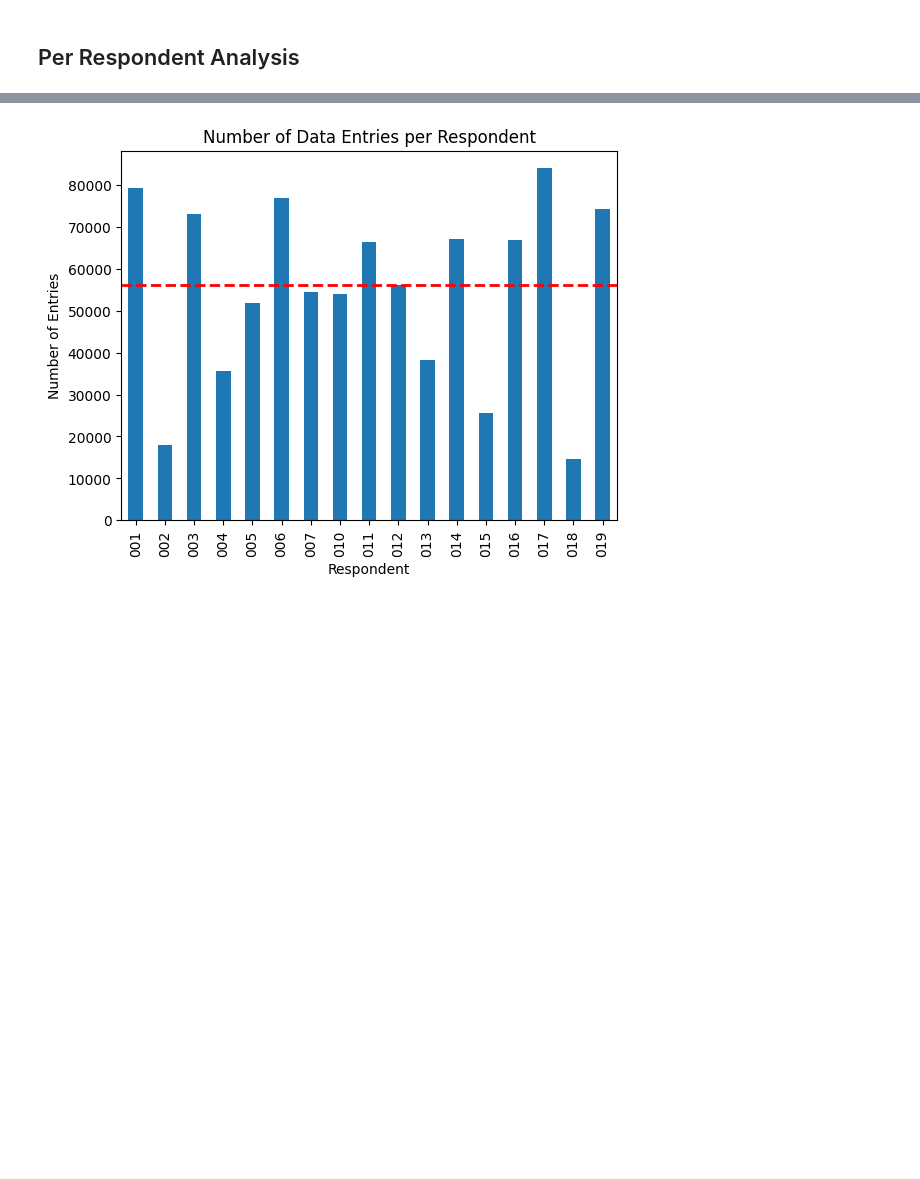
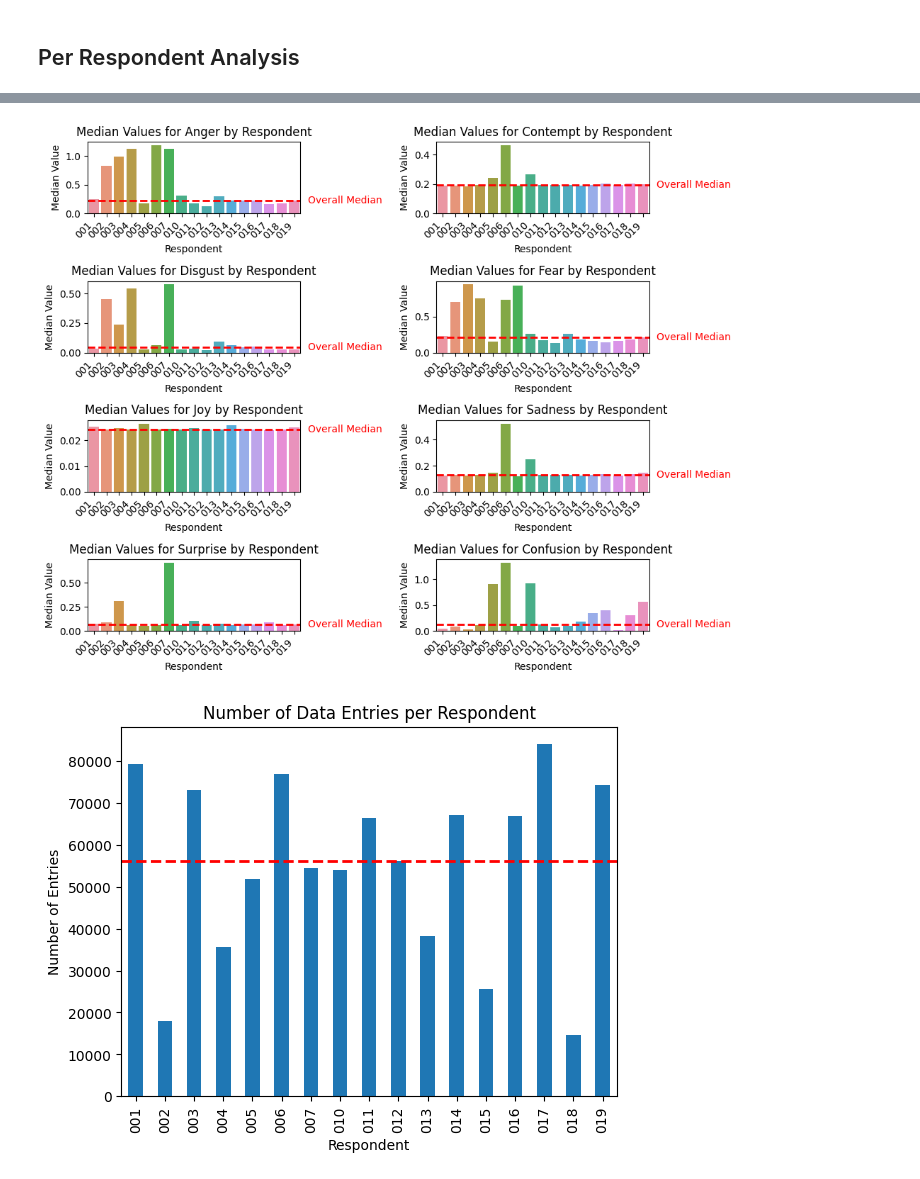
Before and after one commit to litalshl/classifiers, a Jupyter notebook: all_respondents_analysis.ipynb, the cells around one changed output, grey strips where cells are left out. Saved outputs shown, nothing was run; the diff lists cells and outputs as text; code cells hidden in the pictures; blank space fills up the shorter version.

Commit message:
Added median graphs

```diff
--- a/all_respondents_analysis.ipynb
+++ b/all_respondents_analysis.ipynb
@@ -359,3 +358,53 @@ plt.show()
+# %%
+import pandas as pd
+import matplotlib.pyplot as plt
+
+# Select the relevant columns in the data
+selected_data = facial_expressions_data[['Respondent'] + selected_columns]
+
+# Group the data by respondent and calculate the median values for each column
+respondent_medians = selected_data.groupby('Respondent').median()
+
+# Convert the mean values for each column to a dataframe and melt it
+melted_data = respondent_medians.reset_index().melt(id_vars='Respondent', var_name='Emotion Expression', value_name='Median Value')
+
+# Calculate the overall mean value for each emotion expression
+overall_median_values = melted_data.groupby('Emotion Expression')['Median Value'].median().to_dict()
+
+# Calculate the number of rows and columns for the subplots
+n_rows = int((len(selected_columns) - 1) / 2) + 1
+n_cols = min(len(selected_columns), 2)
+
+# Create a new figure with multiple subplots for each emotion expression
+# Create a new figure with multiple subplots for each emotion expression
+fig, axs = plt.subplots(n_rows, n_cols, figsize=(10, 8))
+
+# Flatten the axs array to simplify indexing
+axs = axs.flatten()
+
+# Iterate over the emotion expressions and plot each one in a separate subplot
+for i, emotion in enumerate(selected_columns):
+    # Create a subset of the melted data for the current emotion expression
+    subset_data = melted_data[melted_data['Emotion Expression'] == emotion]
+
+    # Plot the mean values for each respondent for the current emotion expression
+    sns.barplot(data=subset_data, x='Respondent', y='Median Value', errorbar=None, ax=axs[i])
+    axs[i].set_xlabel('Respondent')
+    axs[i].set_ylabel('Median Value')
+    axs[i].set_title('Median Values for {} by Respondent'.format(emotion))
+
+    # Add a horizontal line plot of the overall mean value for the current emotion expression
+    overall_median = overall_median_values[emotion]
+    axs[i].axhline(overall_median, color='red', linestyle='dashed', linewidth=2)
+    axs[i].text(len(subset_data['Respondent']) + 0.1, overall_median, 'Overall Median', ha='left', va='center', color='red')
+
+    # Rotate the x-axis labels
+    axs[i].set_xticklabels(axs[i].get_xticklabels(), rotation=45, ha='right')
+
+plt.tight_layout()
+plt.show()
+# %% [output]
+[figure, added]
 # %%
 import pandas as pd
 import matplotlib.pyplot as plt
```
Also changed, not shown: parts of 8 cells of this notebook, 1 other file.
